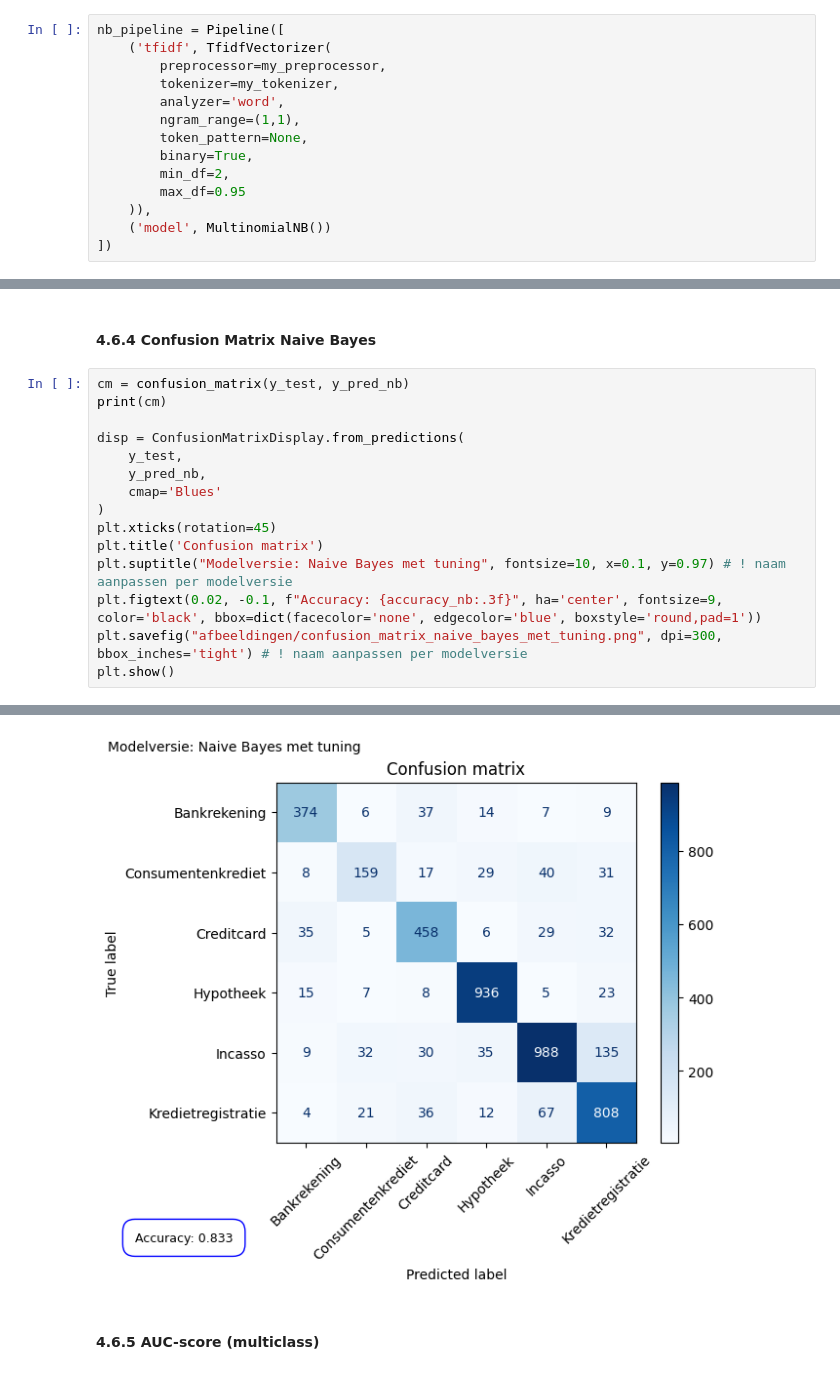
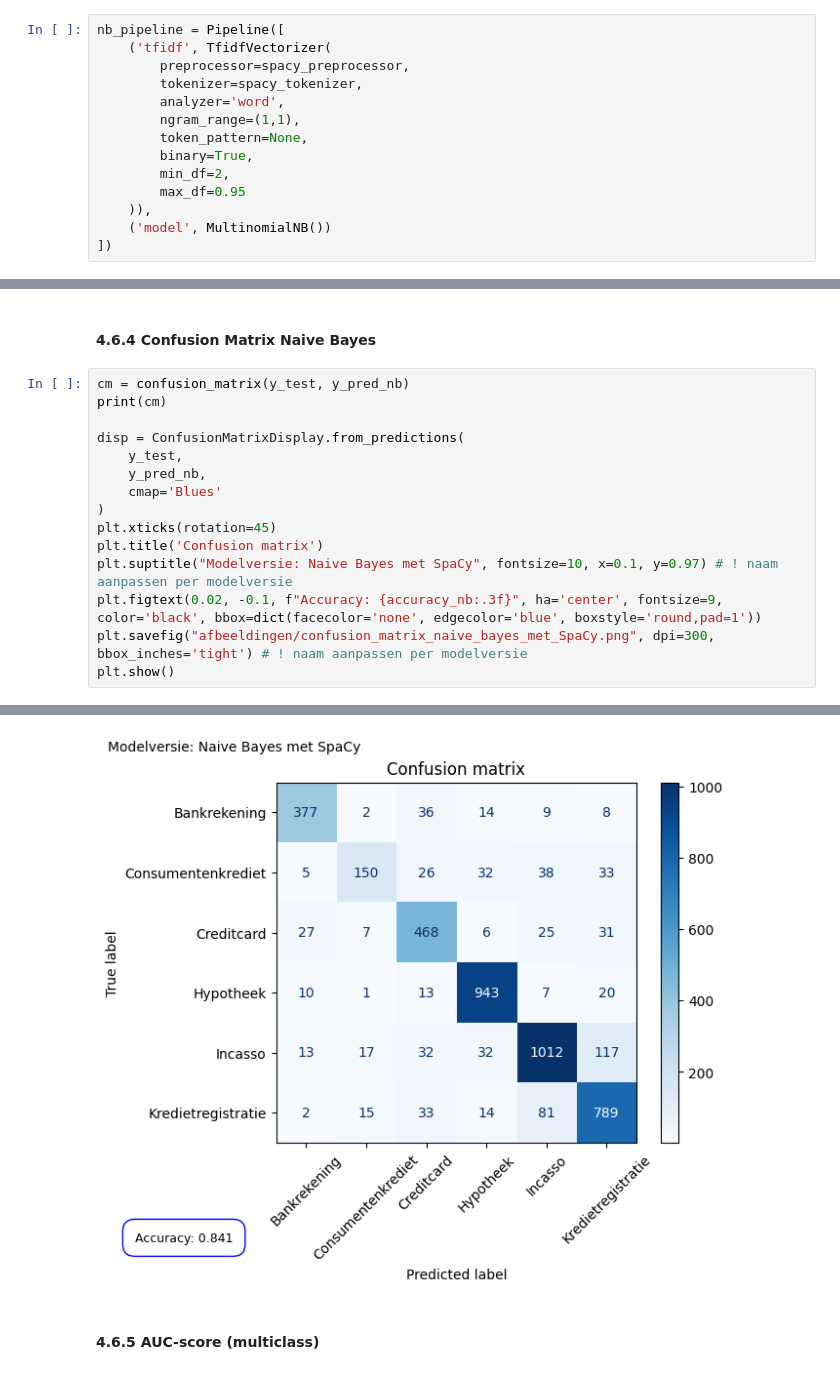
Before and after one commit to OdessaA/dataproject_1, a Jupyter notebook: 04_Naive_Bayes.ipynb, the cells around one changed output, grey strips where cells are left out. Drawn from its saved outputs; the diff is of its cells as text.

Commit message:
gerund met spacy preprocessor

```diff
--- a/04_Naive_Bayes.ipynb
+++ b/04_Naive_Bayes.ipynb
@@ -38,8 +38,8 @@ X_train, X_test, y_train, y_test = train_test_split(X, y, test_size=0.3,
 # %%
 nb_pipeline = Pipeline([
     ('tfidf', TfidfVectorizer(
-        preprocessor=my_preprocessor,
-        tokenizer=my_tokenizer,
+        preprocessor=spacy_preprocessor,
+        tokenizer=spacy_tokenizer,
         analyzer='word',
         ngram_range=(1,1),
         token_pattern=None,
@@ -181,8 +181,8 @@ disp = ConfusionMatrixDisplay.from_predictions(
 )
 plt.xticks(rotation=45)
 plt.title('Confusion matrix')
-plt.suptitle("Modelversie: Naive Bayes met tuning", fontsize=10, x=0.1, y=0.97) # ! naam aanpassen per modelversie
+plt.suptitle("Modelversie: Naive Bayes met SpaCy", fontsize=10, x=0.1, y=0.97) # ! naam aanpassen per modelversie
 plt.figtext(0.02, -0.1, f"Accuracy: {accuracy_nb:.3f}", ha='center', fontsize=9, color='black', bbox=dict(facecolor='none', edgecolor='blue', boxstyle='round,pad=1'))
-plt.savefig("afbeeldingen/confusion_matrix_naive_bayes_met_tuning.png", dpi=300, bbox_inches='tight') # ! naam aanpassen per modelversie
+plt.savefig("afbeeldingen/confusion_matrix_naive_bayes_met_SpaCy.png", dpi=300, bbox_inches='tight') # ! naam aanpassen per modelversie
 plt.show()
 # %% [output]
@@ -195,4 +195,4 @@ plt.show()
-[figure, old version]
+[figure, new version]
 # %% [markdown]
 #### 4.6.5 AUC-score (multiclass)
 # %%
```
Also changed, not shown: parts of 6 cells of this notebook, 1 other file.
